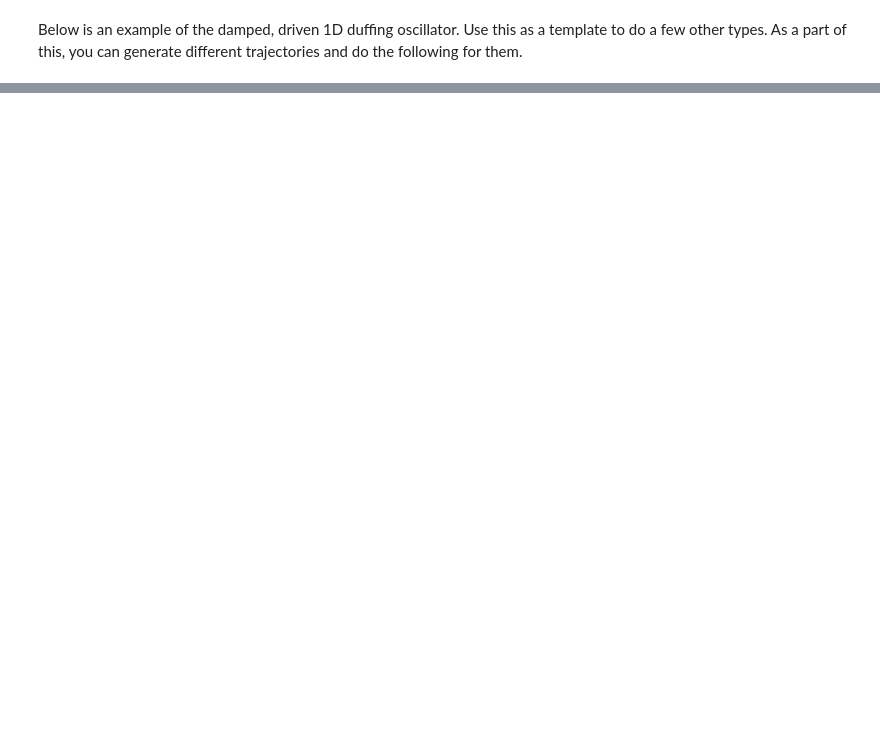
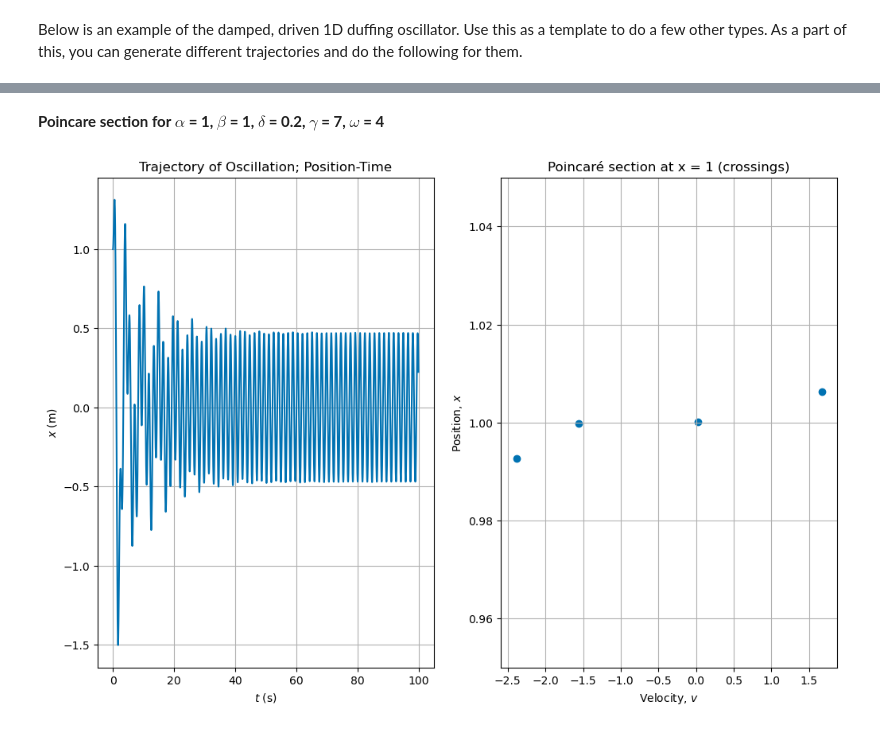
Before and after one commit to BruhddyTheThird/ProfCPisGoatedLib, a Jupyter notebook: Midterm 2 Files/Ex 1.ipynb, the cells around one changed output, grey strips where cells are left out. Cells and saved outputs as stored; diff of their text form; code cells hidden in the pictures; blank space fills up the shorter version.

Commit message:
Added some poincare sections

```diff
--- a/Midterm 2 Files/Ex 1.ipynb
+++ b/Midterm 2 Files/Ex 1.ipynb
@@ -440,13 +461,0 @@ Below is an example of the damped, driven 1D duffing oscillator. Use this as a t
-# %%
-x3_2 = []
-for i in range(1,len(x3)):
-    x3_2.append(x3[i])
-x3_1 = []
-for i in range(0,len(x3)-1):
-    x3_1.append(x3[i])
-crosspoints = []
-for i in range(len(x3_1)):
-    if ((x3_2[i] >= 0 and x3_1[i] <=0) or
-        (x3_2[i]<=0 and x3_1[i] >= 0)):
-# This checks the x(t+1) crossing 0 with x(t).
-        crosspoints.append([x3[i],v3[i]])
@@ -603,0 +526,44 @@ plt.show()
+# %% [markdown]
+**Poincare section for $\alpha$ = 1, $\beta$ = 1, $\delta$ = 0.2, $\gamma$ = 7, $\omega$ = 4**
+# %%
+
+
+def trajAndPoincarePlot(alpha=1,beta=1,delta=0.2,gamma=7,omega=4,y0=[1.0,0],t_interval=(0,100),c=1,transpose=False):
+    """`c` is crossing line in x, and `t_interval` is a tuple from initial to final time.
+    `y0` is a list containing position and velocity, respectively.
+    Doesn't return anything, just adds the plot to the cache. After calling with change of variables, just call plt.show()."""
+    t_span = np.linspace(*t_interval, 10000)
+    sol_new = solve_ivp(DO_d_d, t_interval, y0, args=(alpha, beta, delta, gamma, omega), t_eval=t_span)
+    x = sol_new.y[0]
+    v = sol_new.y[1]
+    #do integration
+
+    crosspoints = makeCrosspointsArray(x,v,c,transpose=transpose)
+    #call function we just made, and use an x value that gets hit at multiple points.
+    fig, ax = plt.subplots(1,2, figsize=(12,8))
+    ax[0].plot(sol_new.t,x)
+    ax[0].set_xlabel(r'$t$ (s)')
+    ax[0].set_ylabel(r'$x$ (m)')
+    ax[0].set_title('Trajectory of Oscillation; Position-Time')
+    ax[0].grid()
+    #Plot trajectory
+
+    ax[1].scatter(crosspoints[:,0], crosspoints[:,1])  #proper indexing to get arrays of x and v
+    if transpose == False:
+        ax[1].set_xlabel(r'Position, $x$')
+        ax[1].set_ylabel(r'Velocity, $v$')
+        ax[1].set_xlim((c-abs(c/20),c+abs(c/20)))
+    else: #pay attention to the actual labels being set here.
+        ax[1].set_ylabel(r'Position, $x$')
+        ax[1].set_xlabel(r'Velocity, $v$')
+        ax[1].set_ylim((c-abs(c/20),c+abs(c/20)))
+    ax[1].set_title(f'Poincaré section at x = {c} (crossings)')
+    ax[1].grid()
+    #plot of poincare section.
+    return
+#function to call for easy access. Just plug in numbers and get graphs out.
+
+trajAndPoincarePlot(transpose=True)
+plt.show()
+# %% [output]
+[figure, added]
```
Also changed, not shown: parts of 23 cells of this notebook.
